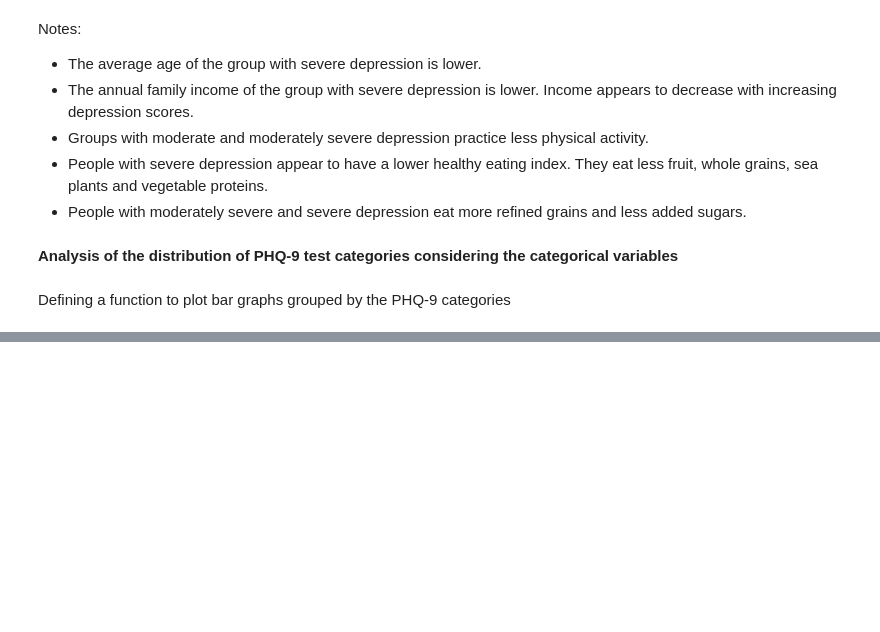
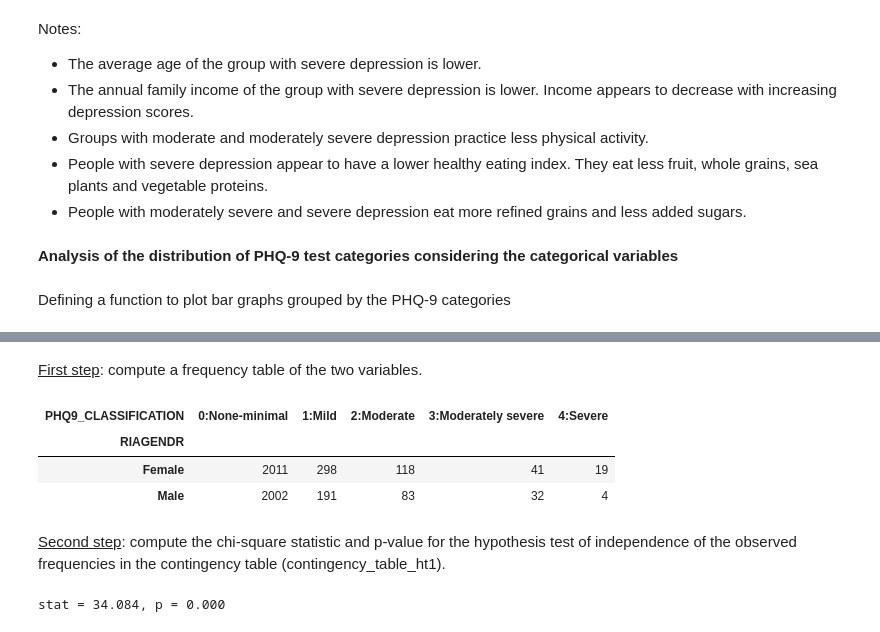
Before and after one commit to alinemitri/Inference_depression_healthy_habits, a Jupyter notebook: Inference_resolution.ipynb, the cells around one changed output, grey strips where cells are left out. Drawn from its saved outputs; the diff is of its cells as text; code cells hidden in the pictures; blank space fills up the shorter version.

Commit message:
Add hypothesis test of the association between gender and depression

```diff
--- a/Inference_resolution.ipynb
+++ b/Inference_resolution.ipynb
@@ -504,0 +515,20 @@ Based on this assessment, we can describe the **general profile** of adult indiv
+# %% [markdown]
+<ins>First step</ins>: compute a frequency table of the two variables.
+# %%
+contingency_table_ht1 = pd.crosstab(df1.replace(label_cat_var)['RIAGENDR'],
+                                     df1.replace(label_cat_var)['PHQ9_CLASSIFICATION'])
+contingency_table_ht1
+# %% [output]
+| PHQ9_CLASSIFICATION | 0:None-minimal | 1:Mild | 2:Moderate | 3:Moderately severe | 4:Severe |
+| RIAGENDR |  |  |  |  |  |
+| Female | 2011 | 298 | 118 | 41 | 19 |
+| Male | 2002 | 191 | 83 | 32 | 4 |
+# %% [markdown]
+<ins>Second step</ins>: compute the chi-square statistic and p-value for the hypothesis test of independence of the observed frequencies in the contingency table (contingency_table_ht1).
+# %%
+from scipy.stats import chi2_contingency
+
+stat, p, df, expected = chi2_contingency(contingency_table_ht1)
+print('stat = %.3f, p = %.3f' % (stat, p))
+# %% [output]
+stat = 34.084, p = 0.000
```
Also changed, not shown: parts of 17 cells of this notebook.
